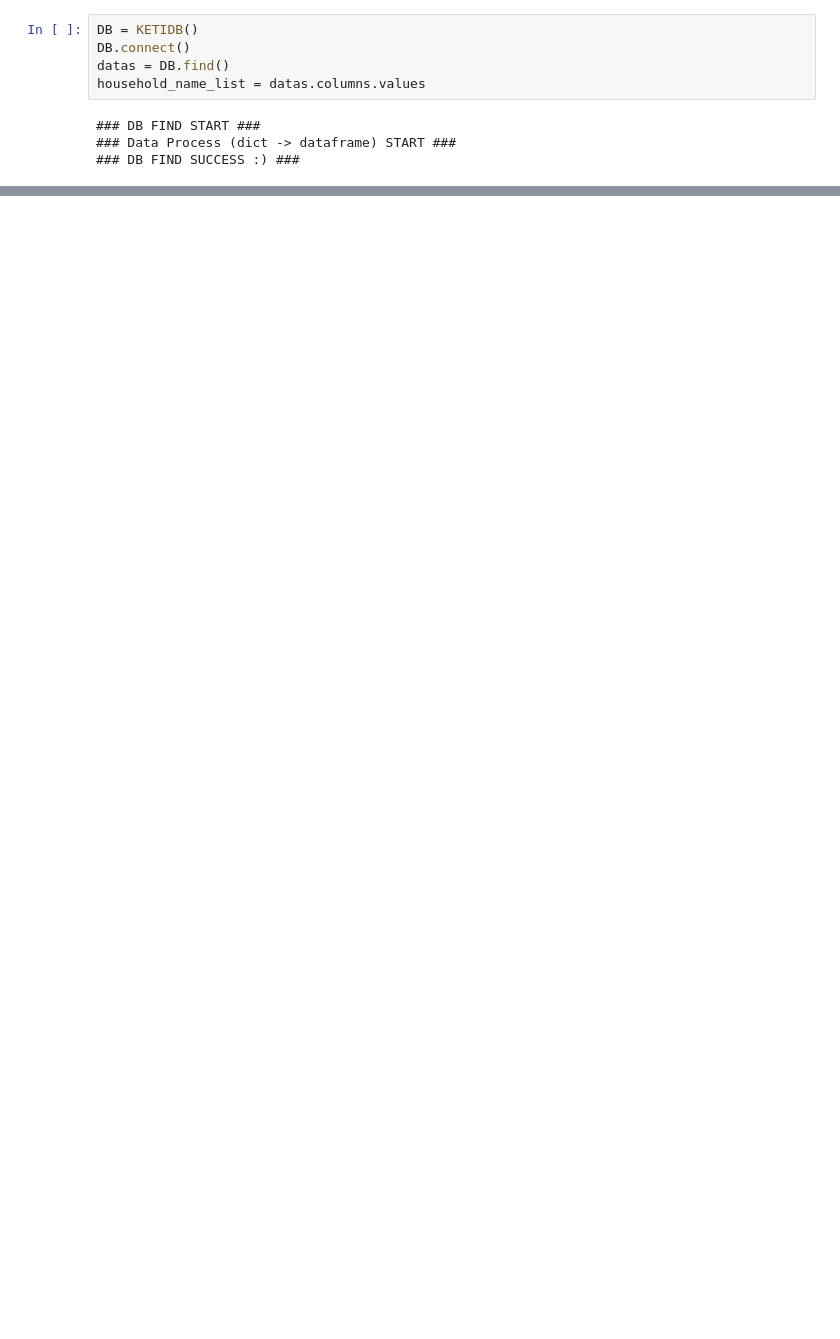
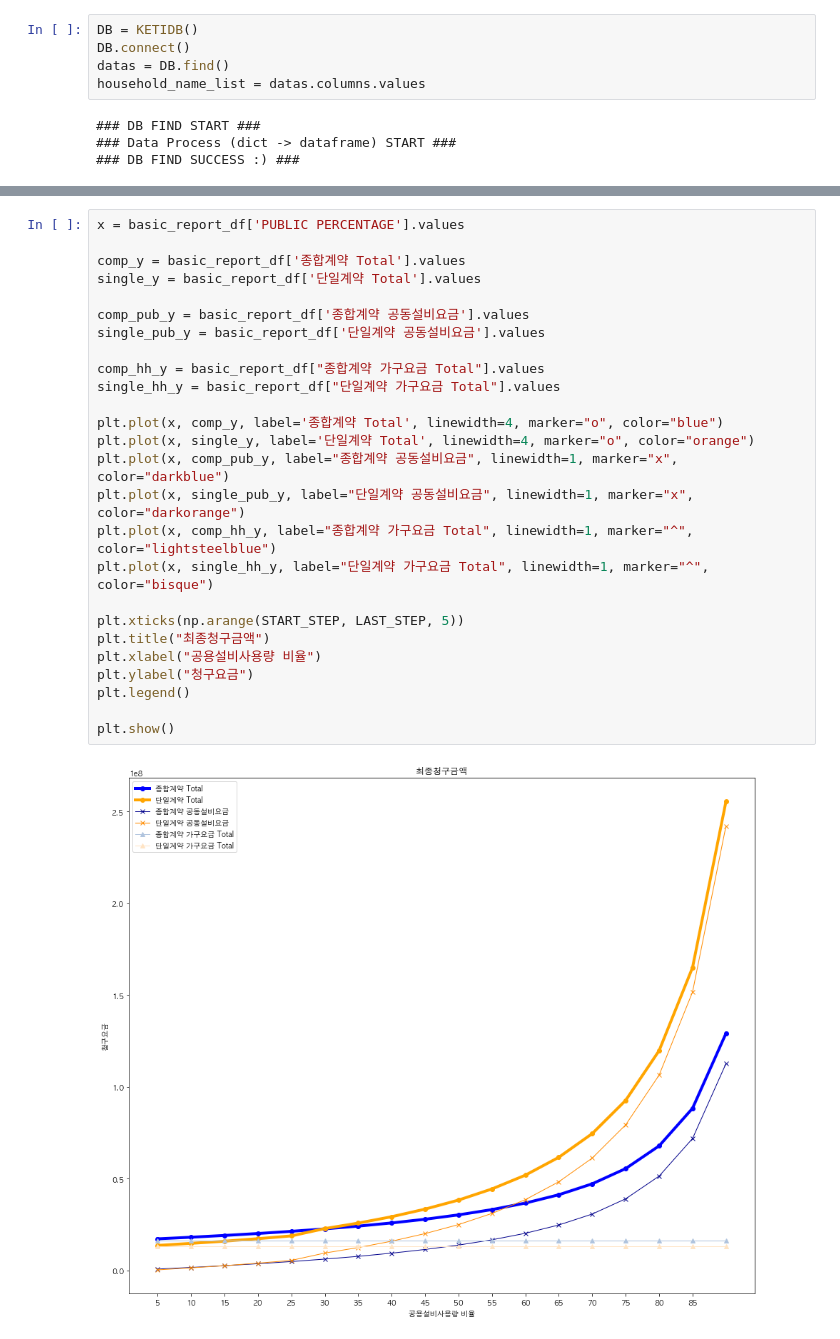
Before and after one commit to formegusto/rate-contract-proto, a Jupyter notebook: Percentage Report.ipynb, the cells around one changed output, grey strips where cells are left out. Saved outputs shown, nothing was run; the diff lists cells and outputs as text; blank space fills up the shorter version.

Commit message:
prevail report

```diff
--- a/Percentage Report.ipynb
+++ b/Percentage Report.ipynb
@@ -721,0 +778,28 @@ basic_report_df[clean_col_2]
+# %%
+x = basic_report_df['PUBLIC PERCENTAGE'].values
+
+comp_y = basic_report_df['종합계약 Total'].values
+single_y = basic_report_df['단일계약 Total'].values
+
+comp_pub_y = basic_report_df['종합계약 공동설비요금'].values
+single_pub_y = basic_report_df['단일계약 공동설비요금'].values
+
+comp_hh_y = basic_report_df["종합계약 가구요금 Total"].values
+single_hh_y = basic_report_df["단일계약 가구요금 Total"].values
+
+plt.plot(x, comp_y, label='종합계약 Total', linewidth=4, marker="o", color="blue")
+plt.plot(x, single_y, label='단일계약 Total', linewidth=4, marker="o", color="orange")
+plt.plot(x, comp_pub_y, label="종합계약 공동설비요금", linewidth=1, marker="x", color="darkblue")
+plt.plot(x, single_pub_y, label="단일계약 공동설비요금", linewidth=1, marker="x", color="darkorange")
+plt.plot(x, comp_hh_y, label="종합계약 가구요금 Total", linewidth=1, marker="^", color="lightsteelblue")
+plt.plot(x, single_hh_y, label="단일계약 가구요금 Total", linewidth=1, marker="^", color="bisque")
+
+plt.xticks(np.arange(START_STEP, LAST_STEP, 5))
+plt.title("최종청구금액")
+plt.xlabel("공용설비사용량 비율")
+plt.ylabel("청구요금")
+plt.legend()
+
+plt.show()
+# %% [output]
+[figure, added]
```
Also changed, not shown: parts of 31 cells of this notebook.
